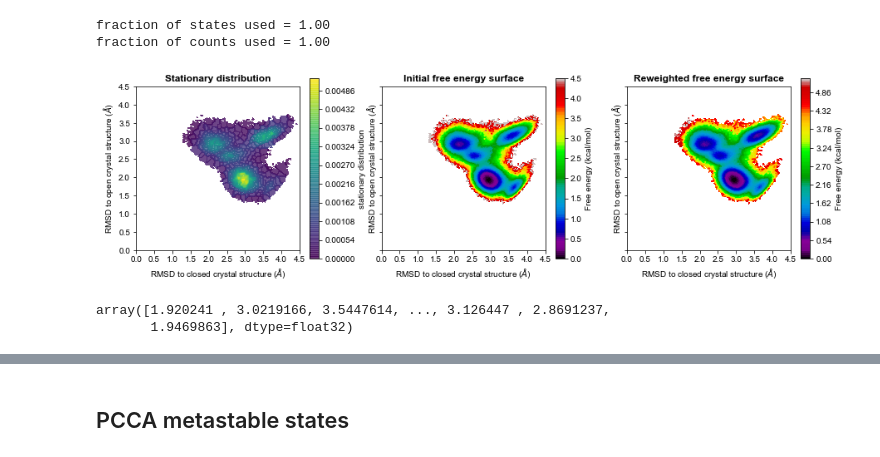
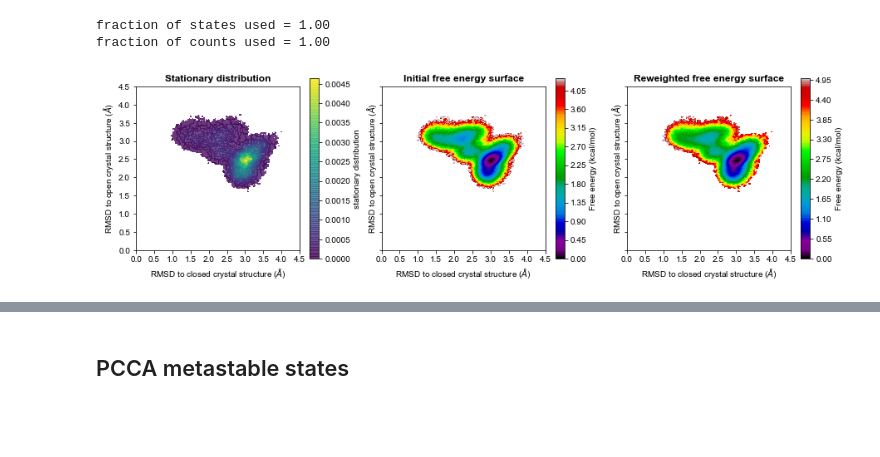
Before and after one commit to eric-jm-lang/10-ALKEIG, a Jupyter notebook: 12-Analysis_4/2-RMSD_based_MSM/2-MSM_RMSD-without_IPA.ipynb, the cells around one changed output, grey strips where cells are left out. Saved outputs shown, nothing was run; the diff lists cells and outputs as text; code cells hidden in the pictures; blank space fills up the shorter version.

```diff
--- a/12-Analysis_4/2-RMSD_based_MSM/2-MSM_RMSD-without_IPA.ipynb
+++ b/12-Analysis_4/2-RMSD_based_MSM/2-MSM_RMSD-without_IPA.ipynb
@@ -112,11 +112,11 @@ print("simulated time:", tot/10000, "microseconds")
 # %% [output]
 simulated time: 54.6868 microseconds
 # %%
-with open('./pickled/2-Without_IPA/1_Y.pickle', 'wb') as outf:
-    pickle.dump(Y, outf)
+# with open('./pickled/2-Without_IPA/1_Y.pickle', 'wb') as outf:
+#     pickle.dump(Y, outf)
 
-# with open('./pickled/2-Without_IPA/1_Y.pickle', 'rb') as inf:
-#     Y = pickle.load(inf)
+with open('./pickled/2-Without_IPA/1_Y.pickle', 'rb') as inf:
+    Y = pickle.load(inf)
 # %%
 Y_concat= np.concatenate(Y)
 # %% [markdown]
@@ -242,7 +277,7 @@ fig.savefig('./plots/2-Without_IPA/3_sampling_of_individual_trajectories_with_ov
 # %% [markdown]
 ## Clustering
 # %%
-n_clustercenters = [10, 100, 200, 300, 400, 500, 600, 700, 800, 1000,1200]
+n_clustercenters = [10, 100, 200, 300, 400, 500, 600, 700, 800, 900, 1000,1200, 1400, 1600]
 
 scores = np.zeros((len(n_clustercenters), 5))
 for n, k in enumerate(n_clustercenters):
@@ -280,5 +315,5 @@ fig.tight_layout()
 # %%
 cluster = pyemma.coordinates.cluster_kmeans(
-    Y, k=600, max_iter=500, stride=10)
+    Y, k=900, max_iter=500, stride=10)
 dtrajs_concatenated = np.concatenate(cluster.dtrajs)
 # %%
@@ -351,7 +386,7 @@ ax.set(xlim=(100,110) , ylim=(90, 7000))
 [(90.0, 7000.0), (100.0, 110.0)]
 [figure]
 # %%
-msm = pyemma.msm.bayesian_markov_model(cluster.dtrajs, lag=1065, dt_traj='0.1 ns')
+msm = pyemma.msm.bayesian_markov_model(cluster.dtrajs, lag=300, dt_traj='0.1 ns')
 print('fraction of states used = {:.2f}'.format(msm.active_state_fraction))
 print('fraction of counts used = {:.2f}'.format(msm.active_count_fraction))
 # %% [output]
@@ -369,14 +404,14 @@ fig, axes = plt.subplots(1, 3, figsize=(15, 4), sharex=True, sharey=True)
 pyemma.plots.plot_contour(
     *Y_concat[:, :2].T,
     msm.pi[dtrajs_concatenated],
-    ax=axes[0], bins=200,
+    ax=axes[0], bins=150,
     mask=True, alpha=0.8,
     cbar_label='stationary distribution')
 
 pyemma.plots.plot_free_energy(
     *Y_concat[:, :2].T,
     weights=None,
-    ax=axes[1], bins=200,
+    ax=axes[1], bins=150,
     kT=0.5825,
     legacy=False,
 #     vmin=0.0, vmax=5.0,
@@ -386,44 +421,39 @@ pyemma.plots.plot_free_energy(
 pyemma.plots.plot_free_energy(
     *Y_concat[:, :2].T,
     weights=np.concatenate(msm.trajectory_weights()),
-    ax=axes[2], bins=200,
+    ax=axes[2], bins=150,
     kT=0.5825,
 #     legacy=False,
 #     vmin=0.0, vmax=5.0, levels=100,
     cbar_label="Free energy (kcal/mol)"
 )
 
 axes[0].set_title('Stationary distribution', fontweight='bold')
 axes[1].set_title('Initial free energy surface', fontweight='bold')
 axes[2].set_title('Reweighted free energy surface', fontweight='bold')
 
 axes[0].set_xlabel(r'RMSD to closed crystal structure ($\AA$)')
 axes[0].set_ylabel(r'RMSD to open crystal structure ($\AA$)')
 axes[0].set(xlim=(0,4.5) , ylim=(0, 4.5))
 axes[0].set_xticks(np.arange(0, 5, 0.5))
 axes[0].set_yticks(np.arange(0, 5, 0.5))
 
 axes[1].set_xlabel(r'RMSD to closed crystal structure ($\AA$)')
 axes[1].set_ylabel(r'RMSD to open crystal structure ($\AA$)')
 axes[1].set(xlim=(0,4.5) , ylim=(0, 4.5))
 axes[1].set_xticks(np.arange(0, 5, 0.5))
 axes[1].set_yticks(np.arange(0, 5, 0.5))
 
 axes[2].set_xlabel(r'RMSD to closed crystal structure ($\AA$)')
 axes[2].set_ylabel(r'RMSD to open crystal structure ($\AA$)')
 axes[2].set(xlim=(0,4.5) , ylim=(0, 4.5))
 axes[2].set_xticks(np.arange(0, 5, 0.5))
 axes[2].set_yticks(np.arange(0, 5, 0.5))
 
 axes[0].set_aspect('equal')
 axes[1].set_aspect('equal')
 axes[2].set_aspect('equal')
 
-fig.savefig('./plots/1_free_energy_surfaces.png', dpi=600)
+fig.savefig('./plots/2-Without_IPA/7_free_energy_surfaces.png', dpi=600)
 # %% [output]
-[figure, old version]
+[figure, new version]
-# %%
-cluster.clustercenters[msm.active_set, 0]
-# %% [output]
-array([1.920241 , 3.0219166, 3.5447614, ..., 3.126447 , 2.8691237,
-       1.9469863], dtype=float32)
```
Also changed, not shown: parts of 23 cells of this notebook, 13 other files.
